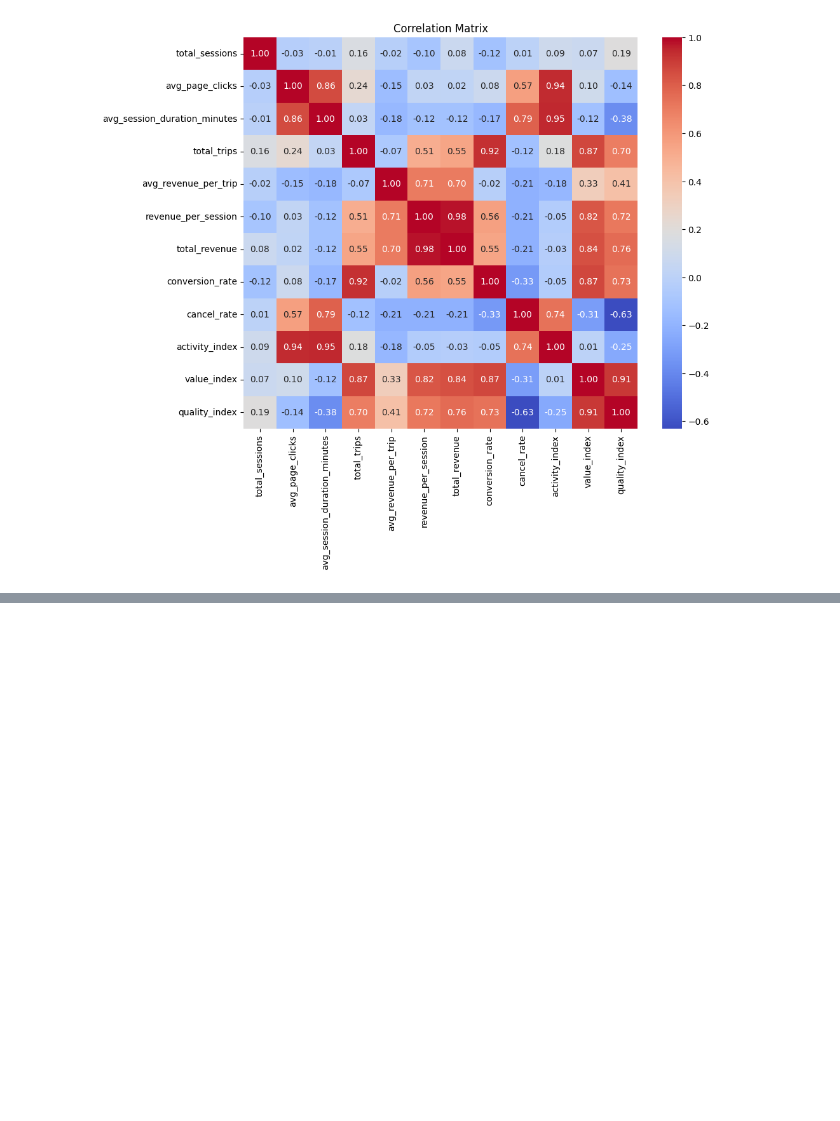
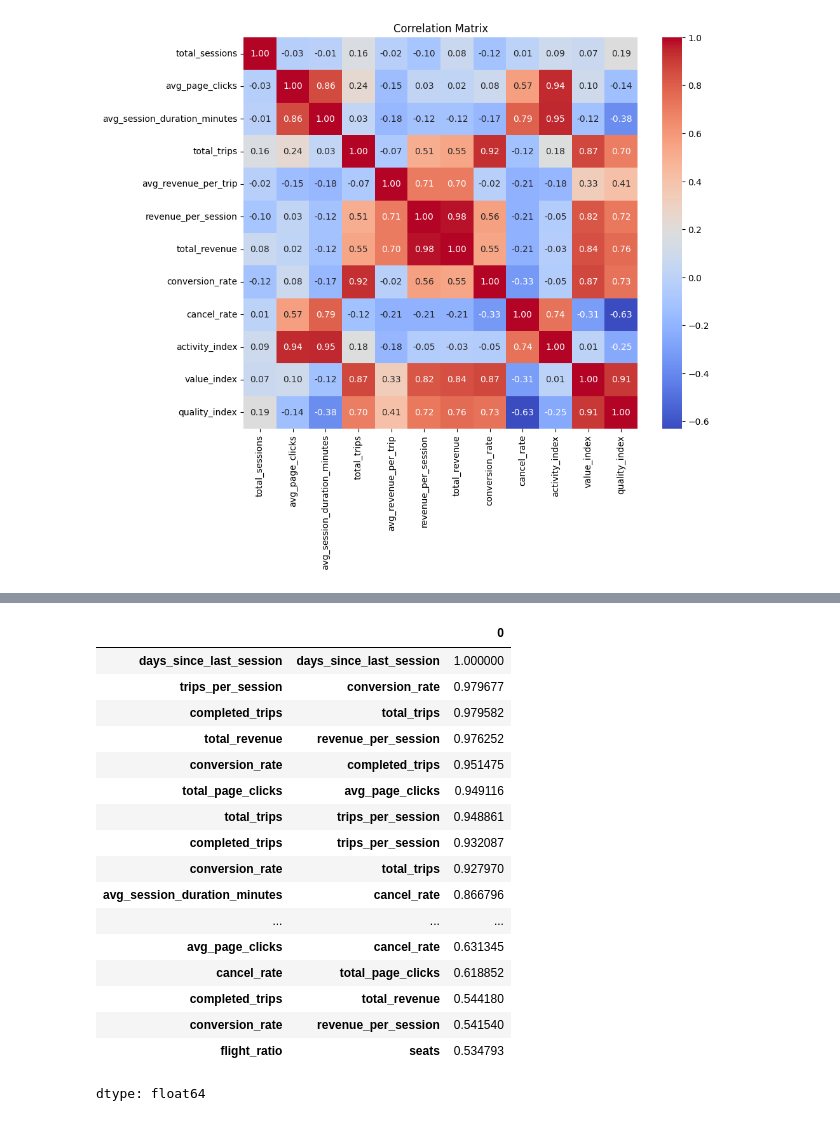
Before and after one commit to adrianmrizo/Client-Segmentation-Analysis, a Jupyter notebook: Adrian_Travel_Tide_Mastery_Project.ipynb, the cells around one changed output, grey strips where cells are left out. Drawn from its saved outputs; the diff is of its cells as text; code cells hidden in the pictures; blank space fills up the shorter version.

```diff
--- a/Adrian_Travel_Tide_Mastery_Project.ipynb
+++ b/Adrian_Travel_Tide_Mastery_Project.ipynb
@@ -835,0 +829,5 @@ A strong correlation exist between many features and indices. I'll recalculate t
+# %%
+# I create the second segment "high value" = quntile -> 0.95
+threshold = df[df['has_revenue']]['total_revenue'].quantile(0.95)
+
+df_high_value = df[(df['total_revenue'] > threshold)].copy()
@@ -835,0 +1019,21 @@ A strong correlation exist between many features and indices. I'll recalculate t
+# %%
+corr_matrix.unstack().sort_values(ascending=False).drop_duplicates().head(20)
+# %% [output]
+|  |  | 0 |
+| days_since_last_session | days_since_last_session | 1.000000 |
+| trips_per_session | conversion_rate | 0.979677 |
+| completed_trips | total_trips | 0.979582 |
+| total_revenue | revenue_per_session | 0.976252 |
+| conversion_rate | completed_trips | 0.951475 |
+| total_page_clicks | avg_page_clicks | 0.949116 |
+| total_trips | trips_per_session | 0.948861 |
+| completed_trips | trips_per_session | 0.932087 |
+| conversion_rate | total_trips | 0.927970 |
+| avg_session_duration_minutes | cancel_rate | 0.866796 |
+| ... | ... | ... |
+| avg_page_clicks | cancel_rate | 0.631345 |
+| cancel_rate | total_page_clicks | 0.618852 |
+| completed_trips | total_revenue | 0.544180 |
+| conversion_rate | revenue_per_session | 0.541540 |
+| flight_ratio | seats | 0.534793 |
+dtype: float64
```
Also changed, not shown: parts of 28 cells of this notebook.
